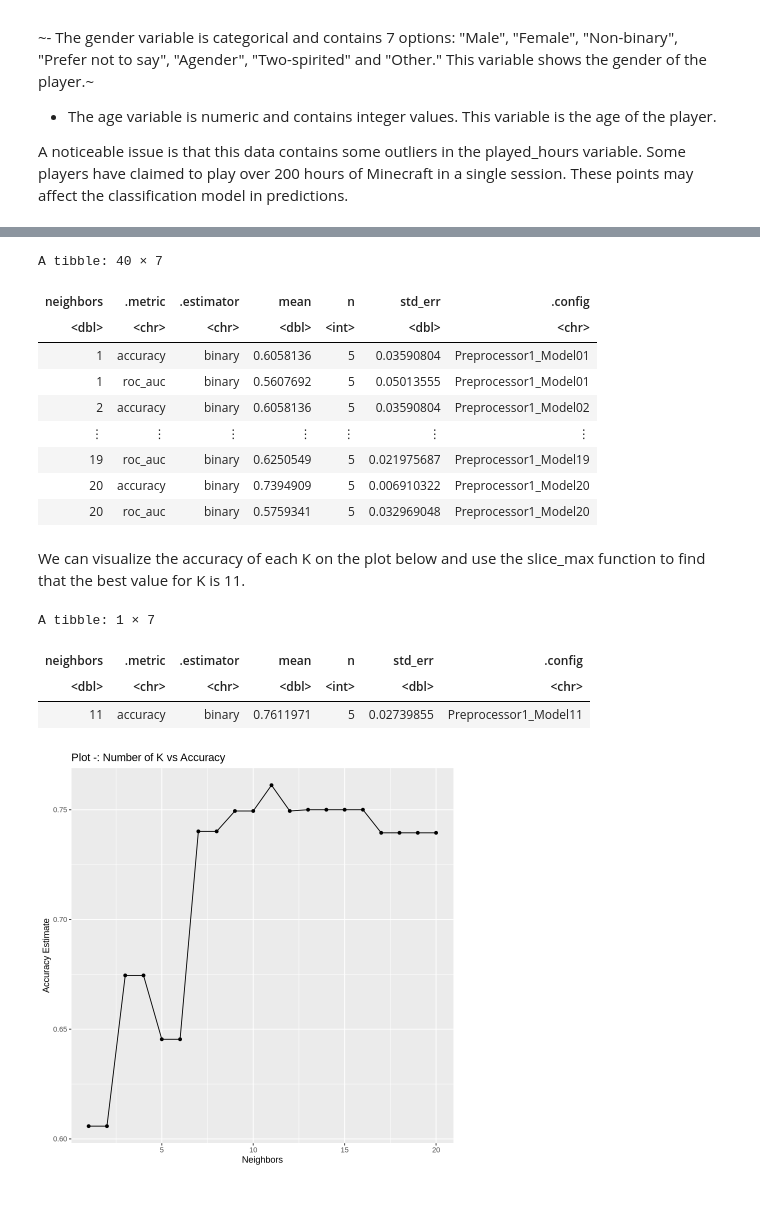
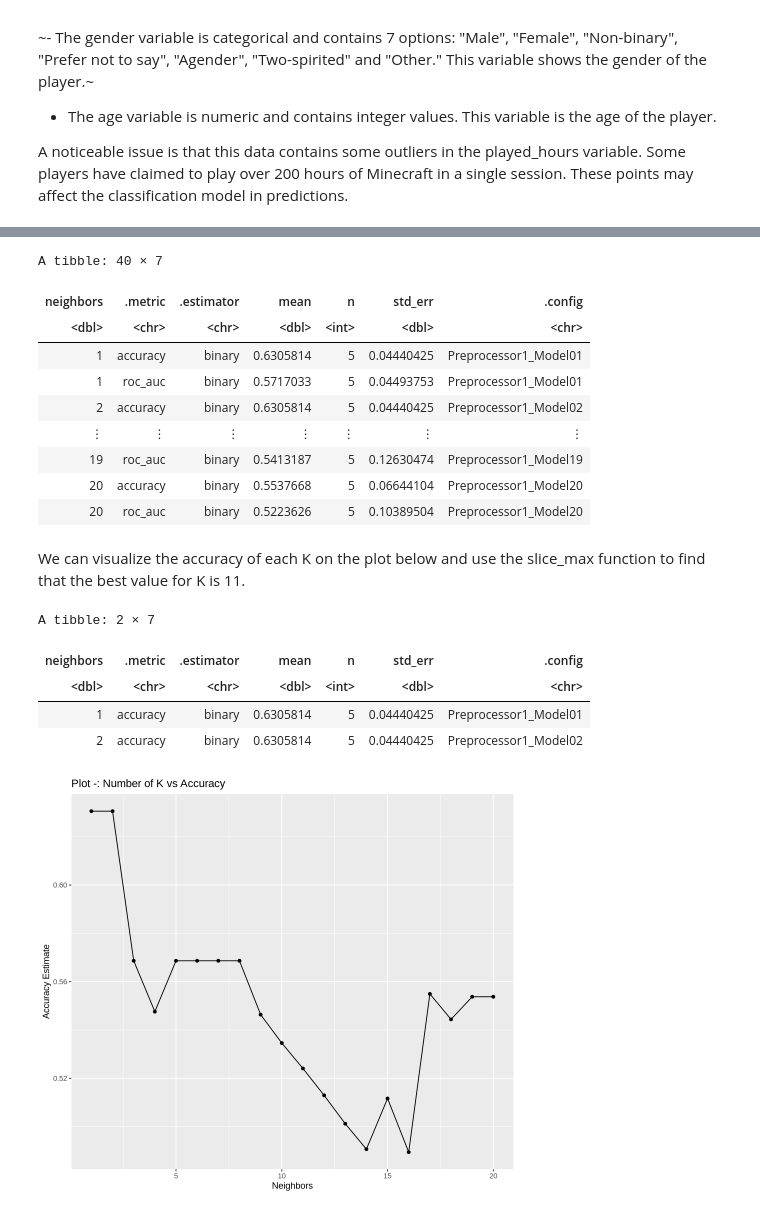
Before and after one commit to kendra2070/group_project, a Jupyter notebook: project_16.ipynb, the cells around one changed output, grey strips where cells are left out. Cells and saved outputs as stored; diff of their text form; code cells hidden in the pictures.

```diff
--- a/project_16.ipynb
+++ b/project_16.ipynb
@@ -143,9 +159,10 @@ minecraft_split <- initial_split(minecraft_data, prop = 0.75, strata = subscribe
 minecraft_train <- training(minecraft_split)
 minecraft_test <- testing(minecraft_split)
 
-minecraft_recipe <- recipe(subscribe ~., data = minecraft_train) |>
+minecraft_recipe_upsample <- recipe(subscribe ~., data = minecraft_train) |>
+    step_scale(all_predictors())|>
     step_center(all_predictors()) |>
-    step_scale(all_predictors())
+    step_upsample(subscribe, over_ratio = 1, skip = TRUE)
 
 knn_tune <- nearest_neighbor(weight_func = 'rectangular' , neighbors = tune()) |>
       set_engine('kknn') |>
@@ -156,7 +173,7 @@ k_vals <- tibble(neighbors = seq(from = 1, to = 20, by = 1))
 minecraft_vfold <- vfold_cv(minecraft_train, v = 5, strata = subscribe)
 
 knn_results <- workflow() |>
-      add_recipe(minecraft_recipe) |>
+      add_recipe(minecraft_recipe_upsample) |>
       add_model(knn_tune) |>
       tune_grid(resamples = minecraft_vfold, grid = k_vals) |>
       collect_metrics()
@@ -165,32 +182,34 @@ knn_results
 A tibble: 40 × 7
 | neighbors | .metric | .estimator | mean | n | std_err | .config |
 | <dbl> | <chr> | <chr> | <dbl> | <int> | <dbl> | <chr> |
-| 1 | accuracy | binary | 0.6058136 | 5 | 0.03590804 | Preprocessor1_Model01 |
-| 1 | roc_auc | binary | 0.5607692 | 5 | 0.05013555 | Preprocessor1_Model01 |
-| 2 | accuracy | binary | 0.6058136 | 5 | 0.03590804 | Preprocessor1_Model02 |
+| 1 | accuracy | binary | 0.6305814 | 5 | 0.04440425 | Preprocessor1_Model01 |
+| 1 | roc_auc | binary | 0.5717033 | 5 | 0.04493753 | Preprocessor1_Model01 |
+| 2 | accuracy | binary | 0.6305814 | 5 | 0.04440425 | Preprocessor1_Model02 |
 | ⋮ | ⋮ | ⋮ | ⋮ | ⋮ | ⋮ | ⋮ |
-| 19 | roc_auc | binary | 0.6250549 | 5 | 0.021975687 | Preprocessor1_Model19 |
-| 20 | accuracy | binary | 0.7394909 | 5 | 0.006910322 | Preprocessor1_Model20 |
-| 20 | roc_auc | binary | 0.5759341 | 5 | 0.032969048 | Preprocessor1_Model20 |
+| 19 | roc_auc | binary | 0.5413187 | 5 | 0.12630474 | Preprocessor1_Model19 |
+| 20 | accuracy | binary | 0.5537668 | 5 | 0.06644104 | Preprocessor1_Model20 |
+| 20 | roc_auc | binary | 0.5223626 | 5 | 0.10389504 | Preprocessor1_Model20 |
 # %% [markdown]
 We can visualize the accuracy of each K on the plot below and use the slice_max function to find that the best value for K is 11.
 # %%
+options(repr.plot.width = 8)
 accuracies <- knn_results |>
       filter(.metric == 'accuracy')
 
 accuracy_versus_k <- ggplot(accuracies, aes(x = neighbors, y = mean))+
       geom_point() +
       geom_line() +
       labs(x = "Neighbors", y = "Accuracy Estimate") +
       ggtitle('Plot -: Number of K vs Accuracy')
 accuracy_versus_k
 
 best_k <- slice_max(accuracies, order_by= mean, n=1)
 best_k
 # %% [output]
-A tibble: 1 × 7
+A tibble: 2 × 7
 | neighbors | .metric | .estimator | mean | n | std_err | .config |
 | <dbl> | <chr> | <chr> | <dbl> | <int> | <dbl> | <chr> |
-| 11 | accuracy | binary | 0.7611971 | 5 | 0.02739855 | Preprocessor1_Model11 |
+| 1 | accuracy | binary | 0.6305814 | 5 | 0.04440425 | Preprocessor1_Model01 |
+| 2 | accuracy | binary | 0.6305814 | 5 | 0.04440425 | Preprocessor1_Model02 |
-[figure, old version]
+[figure, new version]
 # %% [markdown]
```
Also changed, not shown: parts of 16 cells of this notebook.
